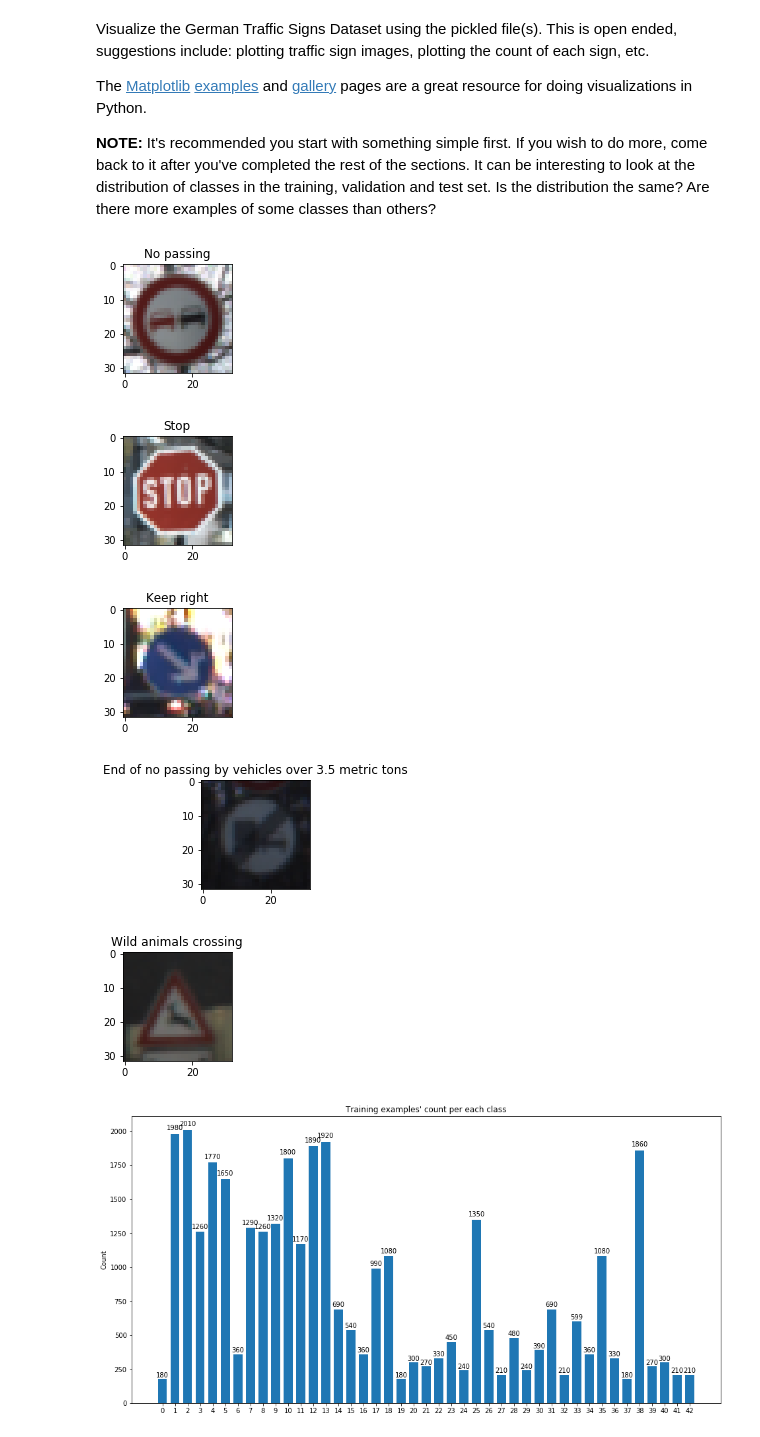
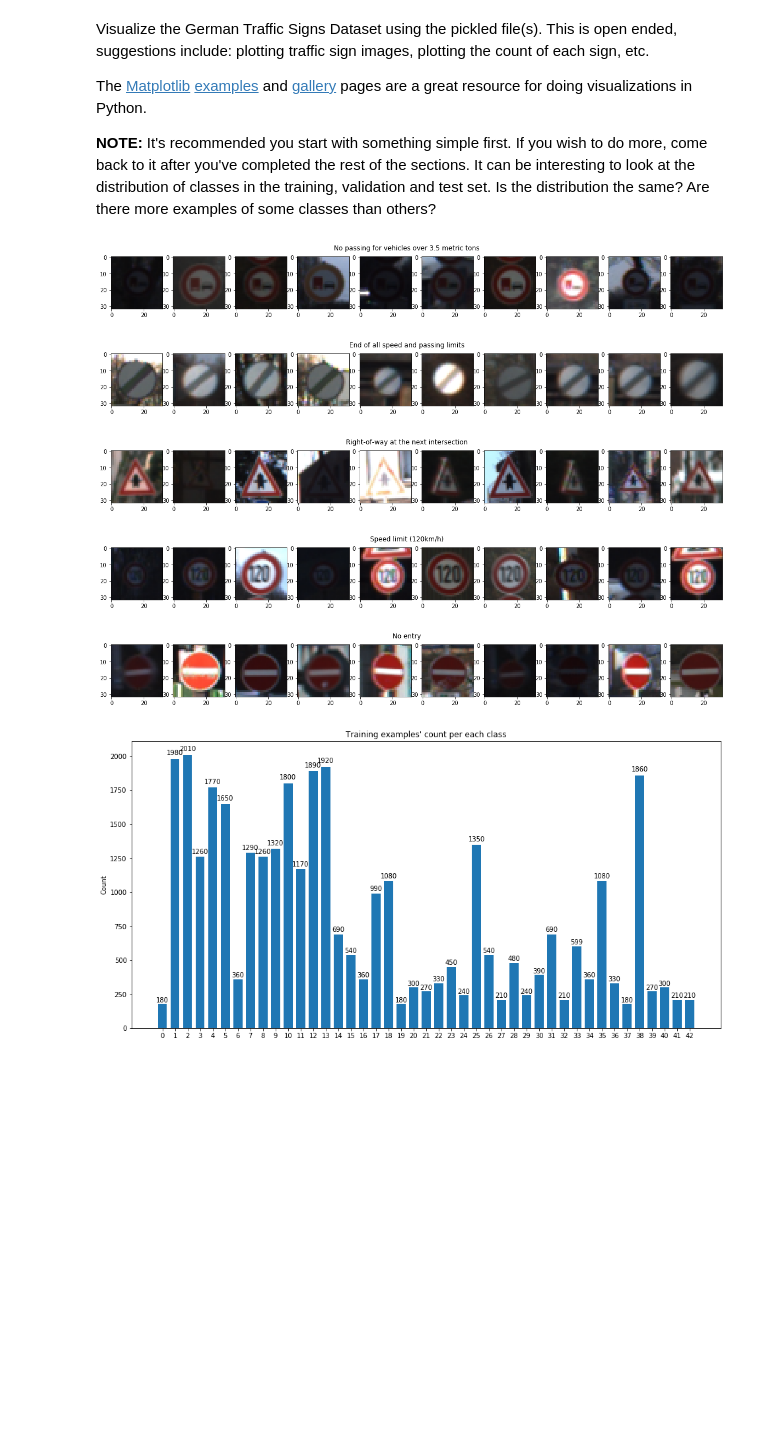
Before and after one commit to FurqanHabibi/CarND-Traffic-Sign-Classifier-Project, a Jupyter notebook: Traffic_Sign_Classifier.ipynb, the cells around one changed output. Drawn from its saved outputs; the diff is of its cells as text; code cells hidden in the pictures; blank space fills up the shorter version.

```diff
--- a/Traffic_Sign_Classifier.ipynb
+++ b/Traffic_Sign_Classifier.ipynb
@@ -39,6 +39,11 @@ with open(testing_file, mode='rb') as f:
 X_train, y_train = train['features'], train['labels']
 X_valid, y_valid = valid['features'], valid['labels']
 X_test, y_test = test['features'], test['labels']
+
+# divide the examples based on its class
+train_class = [[] for i in range(43)]
+for i, y in enumerate(y_train):
+    train_class[y].append(i)
 # %% [markdown]
 ---
 
@@ -108,20 +115,21 @@ from matplotlib.ticker import NullFormatter
 # %%
 ##############################
 # Samples of training examples
 ##############################
 import random
-indices = random.sample(range(n_train), k=5)
 
-for i in indices:
-    plt.figure(figsize=(2,2))
-    plt.imshow(X_train[i])
-    plt.title(signnames[y_train[i]])
+for i in random.sample(range(43), k=5):
+    plt.figure(figsize=(20,2))
+    plt.suptitle(signnames[i])
+    for idx, n in enumerate(random.sample(range(len(train_class[i])), k=10)):
+        plt.subplot(1, 10, idx+1)
+        plt.imshow(X_train[train_class[i][n]])
 # %% [output]
-[figure, old version]
+[figure, new version]
-[figure, old version]
+[figure, new version]
-[figure, old version]
+[figure, new version]
-[figure, old version]
+[figure, new version]
-[figure, old version]
+[figure, new version]
 # %%
 #####################
 # Count of each class
```
Also changed, not shown: parts of 31 cells of this notebook, 20 other files.
